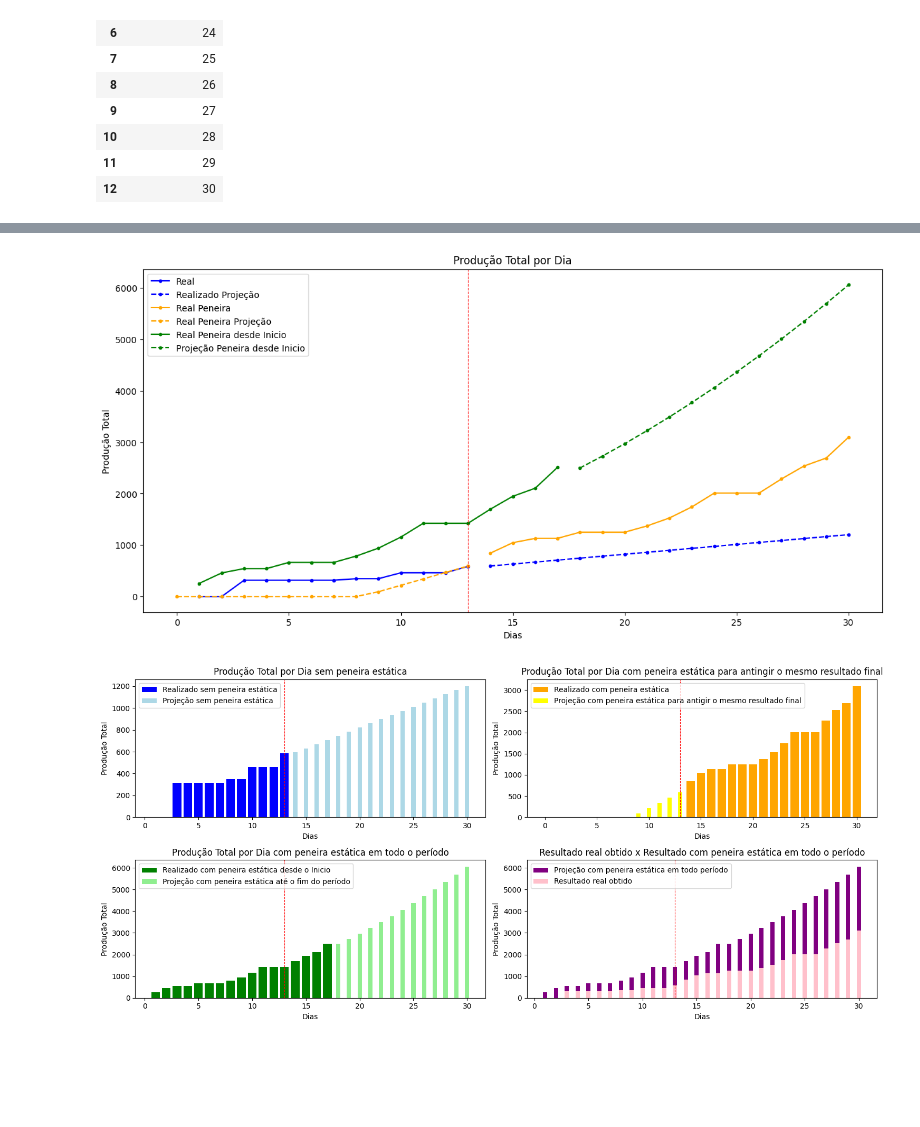
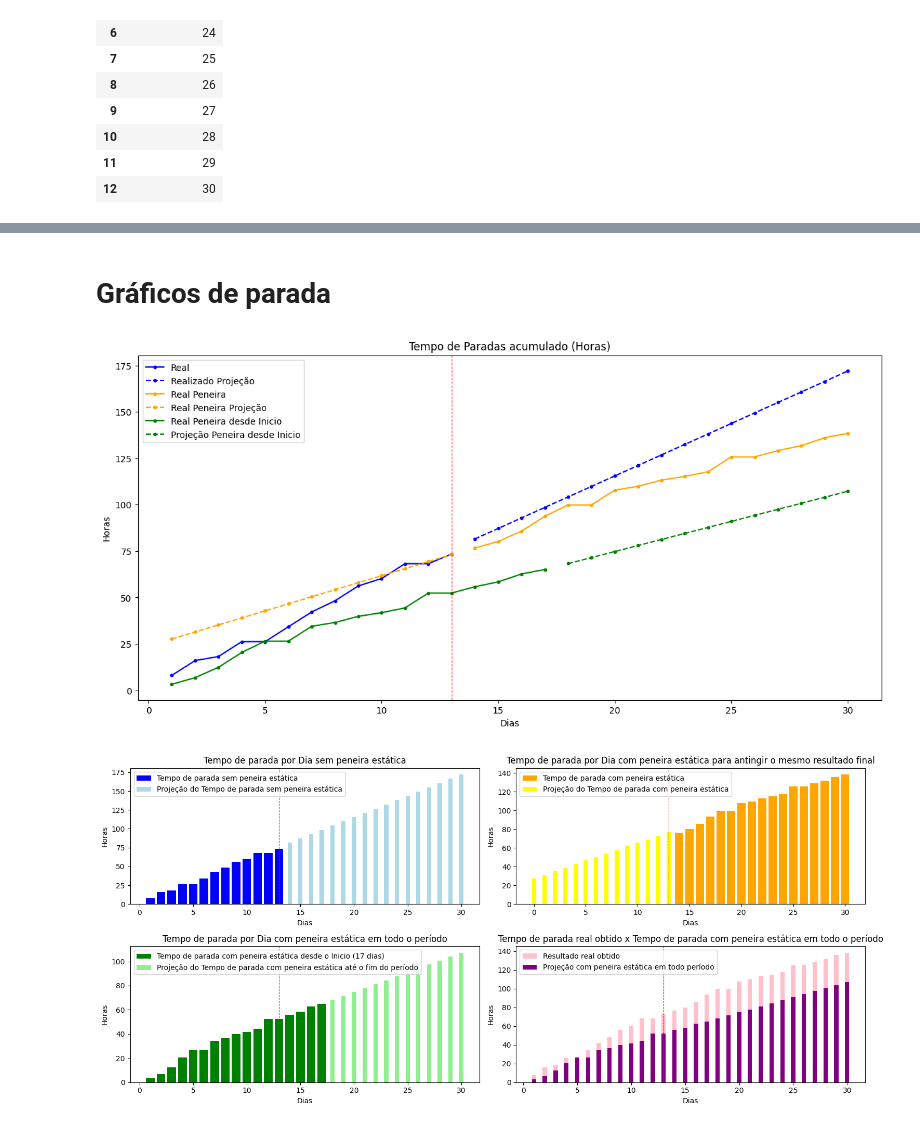
Before and after one commit to ThiagoVisentimLopes/DataScience, a Jupyter notebook: UtilizacaoPeneira.ipynb, the cells around one changed output, grey strips where cells are left out. Cells and saved outputs as stored; diff of their text form; code cells hidden in the pictures; blank space fills up the shorter version.

```diff
--- a/UtilizacaoPeneira.ipynb
+++ b/UtilizacaoPeneira.ipynb
@@ -48,3 +58,8 @@ df13['diasNumeradosInicio'] = range(1, 18)
 # %%
+#Regressão para Total
 regDf0 = LinearRegression().fit(np.array(df0['diasNumerados']).reshape(-1, 1), df0['Total Acumulado'])
 LinearPredictDf0 = regDf0.predict(TesteDf0)
+
+#Regressão para Parada
+regDf0 = LinearRegression().fit(np.array(df0['diasNumerados']).reshape(-1, 1), df0['Tempo Parada Acumulado'])
+LinearPredictDf0Parada = regDf0.predict(TesteDf0)
@@ -51,5 +68,10 @@ LinearPredictDf0 = regDf0.predict(TesteDf0)
 # %%
+#Regressão para Total
 regDf13 = LinearRegression().fit(np.array(df13['diasNumerados']).reshape(-1, 1), df13['Total Acumulado'])
 LinearPredictDf13 = regDf13.predict(TesteDf13)
+
+#Regressão para Parada
+regDf13 = LinearRegression().fit(np.array(df13['diasNumerados']).reshape(-1, 1), df13['Tempo Parada Acumulado'])
+LinearPredictDf13Parada = regDf13.predict(TesteDf13)
 # %%
 dataTeste = pd.DataFrame({'novaDATA': range(18, 31)})
@@ -80,2 +106,3 @@ LinearPredictDf13Inicio = regDf13Inicio.predict(TesteDf13Inicio)
 # %%
 LinearPredictDf13_pos = np.clip(LinearPredictDf13, a_min=0, a_max=None)
+LinearPredictDf13_posParada = np.clip(LinearPredictDf13Parada, a_min=0, a_max=None)
@@ -88,5 +180,5 @@ np.array(df13['diasNumeradosInicio']).reshape(-1, 1)
 # %%
-#Equação primeiro grau
+#Equação segundo grau
 
 from sklearn.svm import SVR
 from sklearn.metrics import mean_squared_error
@@ -95,7 +187,7 @@ from sklearn.preprocessing import StandardScaler
 
 # Separar dados em treino e teste
 X_train = np.array(df13['diasNumeradosInicio']).reshape(-1, 1)
-y_train = df13['Total Acumulado Novo']
+y_train = df13['Tempo Parada Acumulado Novo']
 
 # Normalizar dados
 scaler = StandardScaler()
@@ -104,7 +196,7 @@ X_train_norm = scaler.fit_transform(X_train)
 # Definir modelo SVM
 #model = SVR(kernel='poly',gamma="auto", degree=2, C=40, epsilon=0.1, coef0=30)
 ##model = SVR(kernel='poly',gamma="auto", degree=2, C=25, epsilon=0.5, coef0=1) Melhor até agora
-model = SVR(kernel='poly',gamma="auto", degree=2, C=50, epsilon=0.5, coef0=1)
+model = SVR(kernel='poly',gamma="auto", degree=1, C=2, epsilon=0.5, coef0=1)
 
 # Treinar modelo
 model.fit(X_train_norm, y_train)
@@ -113,4 +205,4 @@ model.fit(X_train_norm, y_train)
 X_test_norm = scaler.transform(TesteDf13Inicio)
 
 # Fazer previsão
-y_pred = model.predict(X_test_norm)
+y_predParada = model.predict(X_test_norm)
@@ -279,26 +457,28 @@ TesteDf13Inicio
+# %% [markdown]
+# Gráficos de parada
 # %%
 # plotar gráfico de linha
 plt.figure(figsize=(15,7))
 #conjunto1
-plt.plot(df0['diasNumerados'], df0['Total Acumulado'],color='blue',label='Real',marker='.')
-plt.plot(TesteDf0['diasNumerados'], LinearPredictDf0,color='blue', linestyle='--',label='Realizado Projeção',marker='.')
+plt.plot(df0['diasNumerados'], df0['Tempo Parada Acumulado'],color='blue',label='Real',marker='.')
+plt.plot(TesteDf0['diasNumerados'], LinearPredictDf0Parada,color='blue', linestyle='--',label='Realizado Projeção',marker='.')
 #plt.plot(TesteDf0['diasNumerados'], y_pred2,color='red', linestyle='--',label='Realizado Projeção',marker='.')
 #conjunto2
-plt.plot(df13['diasNumerados'], df13['Total Acumulado'],color='orange',label='Real Peneira',marker='.')
-plt.plot(TesteDf13['diasNumerados'], LinearPredictDf13_pos,color='orange', linestyle='--',label='Real Peneira Projeção',marker='.')
+plt.plot(df13['diasNumerados'], df13['Tempo Parada Acumulado'],color='orange',label='Real Peneira',marker='.')
+plt.plot(TesteDf13['diasNumerados'].shift(-1), LinearPredictDf13_posParada,color='orange', linestyle='--',label='Real Peneira Projeção',marker='.')
 
 #conjunto3
-plt.plot(df13['diasNumeradosInicio'], df13['Total Acumulado Novo'],color='green', linestyle='-',label='Real Peneira desde Inicio',marker='.')
-plt.plot(TesteDf13Inicio['diasNumerados'].to_numpy(), y_pred,color='green', linestyle='--',label='Projeção Peneira desde Inicio',marker='.')
+plt.plot(df13['diasNumeradosInicio'], df13['Tempo Parada Acumulado Novo'],color='green', linestyle='-',label='Real Peneira desde Inicio',marker='.')
+plt.plot(TesteDf13Inicio['diasNumerados'].to_numpy(), y_predParada,color='green', linestyle='--',label='Projeção Peneira desde Inicio',marker='.')
 #plt.plot(TesteDf13Inicio['diasNumerados'].to_numpy(), y_predPoli,color='black', linestyle='--',label='Projeção Peneira desde Inicio',marker='.')
 
 plt.axvline(x=13, color='red', linestyle='--', linewidth=0.8)
 # adicionar título ao gráfico
-plt.title('Produção Total por Dia')
+plt.title('Tempo de Paradas acumulado (Horas)')
 
 # adicionar rótulos nos eixos x e y
 plt.xlabel('Dias')
-plt.ylabel('Produção Total')
+plt.ylabel('Horas')
 
 # adicionar legenda
 
@@ -311,7 +491,7 @@ plt.legend()
 
 plt.show()
 # %% [output]
-[figure, old version]
+[figure, new version]
 # %%
 # plotar gráfico de barras
 plt.figure(figsize=(15,7))
@@ -320,50 +500,51 @@ bar_width = 0.4
 
 # primeiro conjunto de dados
 plt.subplot(2,2,1)
-plt.bar(df0['diasNumerados'], df0['Total Acumulado'], color='blue', label='Realizado sem peneira estática')
-plt.bar(TesteDf0['diasNumerados'], LinearPredictDf0, color='lightblue', label='Projeção sem peneira estática', width=bar_width)
+plt.bar(df0['diasNumerados'], df0['Tempo Parada Acumulado'], color='blue', label='Tempo de parada sem peneira estática')
+plt.bar(TesteDf0['diasNumerados'], LinearPredictDf0Parada, color='lightblue', label='Projeção do Tempo de parada sem peneira estática', width=bar_width)
 plt.axvline(x=13, color='red', linestyle='--', linewidth=0.8)
-plt.title('Produção Total por Dia sem peneira estática')
+plt.title('Tempo de parada por Dia sem peneira estática')
 plt.xlabel('Dias')
-plt.ylabel('Produção Total')
+plt.ylabel('Horas')
 plt.legend()
 
 # segundo conjunto de dados
 plt.subplot(2,2,2)
-plt.bar(df13['diasNumerados'], df13['Total Acumulado'], color='orange', label='Realizado com peneira estática')
-plt.bar(TesteDf13['diasNumerados'], LinearPredictDf13_pos, color='yellow', label='Projeção com peneira estática para antigir o mesmo resultado final', width=bar_width)
+plt.bar(df13['diasNumerados'], df13['Tempo Parada Acumulado'], color='orange', label='Tempo de parada com peneira estática')
+plt.bar(TesteDf13['diasNumerados'], LinearPredictDf13_posParada, color='yellow', label='Projeção do Tempo de parada com peneira estática', width=bar_width)
 plt.axvline(x=13, color='red', linestyle='--', linewidth=0.8)
-plt.title('Produção Total por Dia com peneira estática para antingir o mesmo resultado final')
+plt.title('Tempo de parada por Dia com peneira estática para antingir o mesmo resultado final')
 plt.xlabel('Dias')
-plt.ylabel('Produção Total')
+plt.ylabel('Horas')
 plt.legend()
 
 # terceiro conjunto de dados
 plt.subplot(2,2,3)
-plt.bar(df13['diasNumeradosInicio'], df13['Total Acumulado Novo'], color='green', label='Realizado com peneira estática desde o Inicio')
-plt.bar(TesteDf13Inicio['diasNumerados'].to_numpy(), y_pred, color='lightgreen', label='Projeção com peneira estática até o fim do período', width=bar_width)
+plt.bar(df13['diasNumeradosInicio'], df13['Tempo Parada Acumulado Novo'], color='green', label='Tempo de parada com peneira estática desde o Inicio (17 dias)')
+plt.bar(TesteDf13Inicio['diasNumerados'].to_numpy(), y_predParada, color='lightgreen', label='Projeção do Tempo de parada com peneira estática até o fim do período', width=bar_width)
 #plt.bar(TesteDf13Inicio['diasNumerados'].to_numpy(), y_predPoli, color='red', label='Projeção com peneira estática até o fim do período', width=bar_width)
 plt.axvline(x=13, color='red', linestyle='--', linewidth=0.8)
-plt.title('Produção Total por Dia com peneira estática em todo o período')
+plt.title('Tempo de parada por Dia com peneira estática em todo o período')
 plt.xlabel('Dias')
-plt.ylabel('Produção Total')
+plt.ylabel('Horas')
 plt.legend()
 
 # quarto conjunto de dados
 plt.subplot(2,2,4)
+plt.bar(df['diasNumerados'], df['Tempo Parada Acumulado'], color='pink', label='Resultado real obtido', width=bar_width)
+plt.bar(df13['diasNumeradosInicio'], df13['Tempo Parada Acumulado Novo'], color='purple', width=bar_width)
+plt.bar(TesteDf13Inicio['diasNumerados'].to_numpy(), y_predParada, color='purple', label='Projeção com peneira estática em todo período', width=bar_width)
+plt.axvline(x=13, color='red', linestyle='--', linewidth=0.8)
 
-plt.bar(df13['diasNumeradosInicio'], df13['Total Acumulado Novo'], color='purple', width=bar_width)
-plt.bar(TesteDf13Inicio['diasNumerados'].to_numpy(), y_pred, color='purple', label='Projeção com peneira estática em todo período', width=bar_width)
-plt.bar(df['diasNumerados'], df['Total Acumulado'], color='pink', label='Resultado real obtido', width=bar_width)
-plt.axvline(x=13, color='red', linestyle='--', linewidth=0.8)
-plt.title('Resultado real obtido x Resultado com peneira estática em todo o período')
+
+plt.title('Tempo de parada real obtido x Tempo de parada com peneira estática em todo o período')
 plt.xlabel('Dias')
-plt.ylabel('Produção Total')
+plt.ylabel('Horas')
 plt.legend()
 
 plt.tight_layout()
 
 # exibir o gráfico
 plt.show()
 # %% [output]
-[figure, old version]
+[figure, new version]
```
Also changed, not shown: parts of 39 cells of this notebook.
